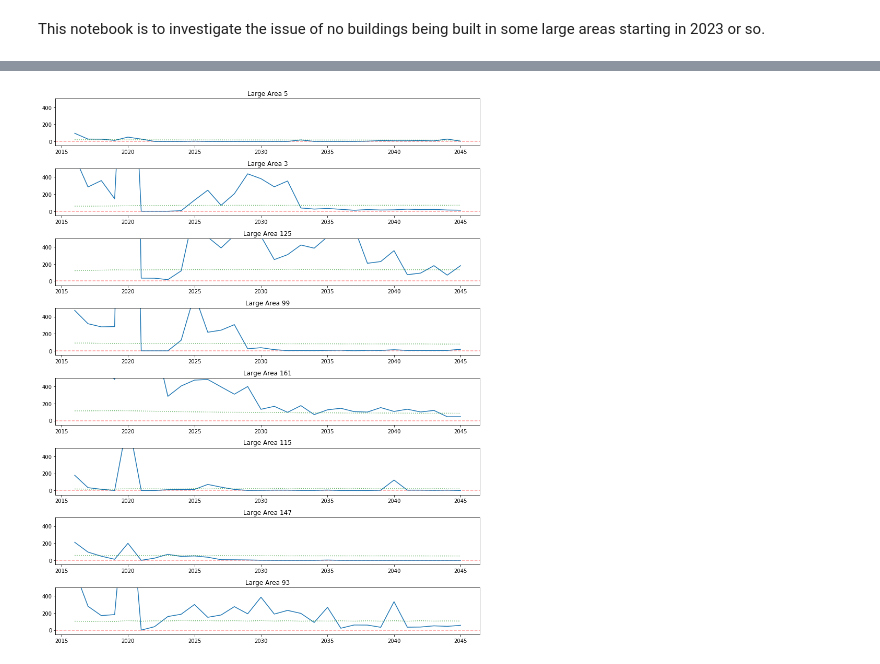
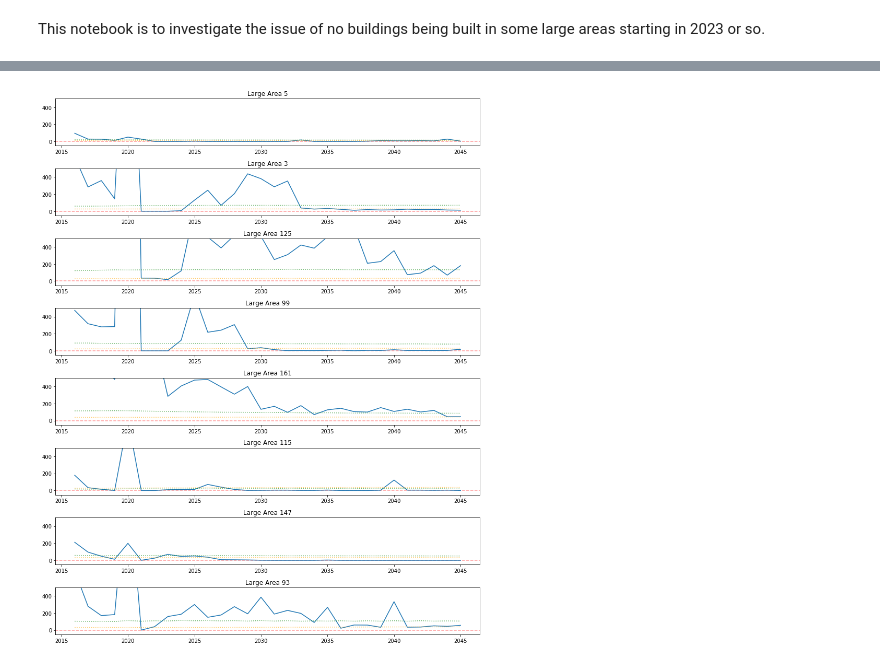
Before and after one commit to pksohn/semcog_urbansim, a Jupyter notebook: notebooks/ps_late_year_supply.ipynb, the cells around one changed output, grey strips where cells are left out. Saved outputs shown, nothing was run; the diff lists cells and outputs as text; code cells hidden in the pictures.

```diff
--- a/notebooks/ps_late_year_supply.ipynb
+++ b/notebooks/ps_late_year_supply.ipynb
@@ -45,5 +12,6 @@ run22
 # %%
 res = pd.DataFrame(index=parcels_lid.large_area_id.unique())
+nonres = pd.DataFrame(index=parcels_lid.large_area_id.unique())
 for year in range(2016, 2046):
     buildings_name = '{}/buildings'.format(year)
     buildings = store[buildings_name]
@@ -51,3 +19,4 @@ for year in range(2016, 2046):
     b = b.merge(parcels_lid, left_on='parcel_id', right_index=True)
     bylid = b.groupby('large_area_id').mean()
     res[year] = bylid['sqft_price_res']
+    nonres[year] = bylid['sqft_price_nonres']
@@ -54,15 +49,17 @@ for year in range(2016, 2046):
 # %%
 figure, axes_list = plt.subplots(len(run22), 1, figsize=(12, 15))
 for i, ax in enumerate(axes_list):
     row = run22.fillna(0).iloc[i]
     ax.set_title('Large Area {}'.format(row.name))
     ax.axhline(y=0, color='red', alpha=0.4, linestyle='dashed')
     ax.set_ylim(bottom=-50, top=500)
     ax.plot(row.index, row.values)
 
     res_prices = res.fillna(0).iloc[i]
+    nonres_prices = nonres.fillna(0).iloc[i]
     ax.plot(res_prices.index, res_prices.values, color='green', alpha=0.6, linestyle='dotted')
+    ax.plot(nonres_prices.index, nonres_prices.values, color='orange', alpha=0.6, linestyle='dotted')
 
 figure.tight_layout()
 # %% [output]
-[figure, old version]
+[figure, new version]
```
Also changed, not shown: parts of 20 cells of this notebook.
